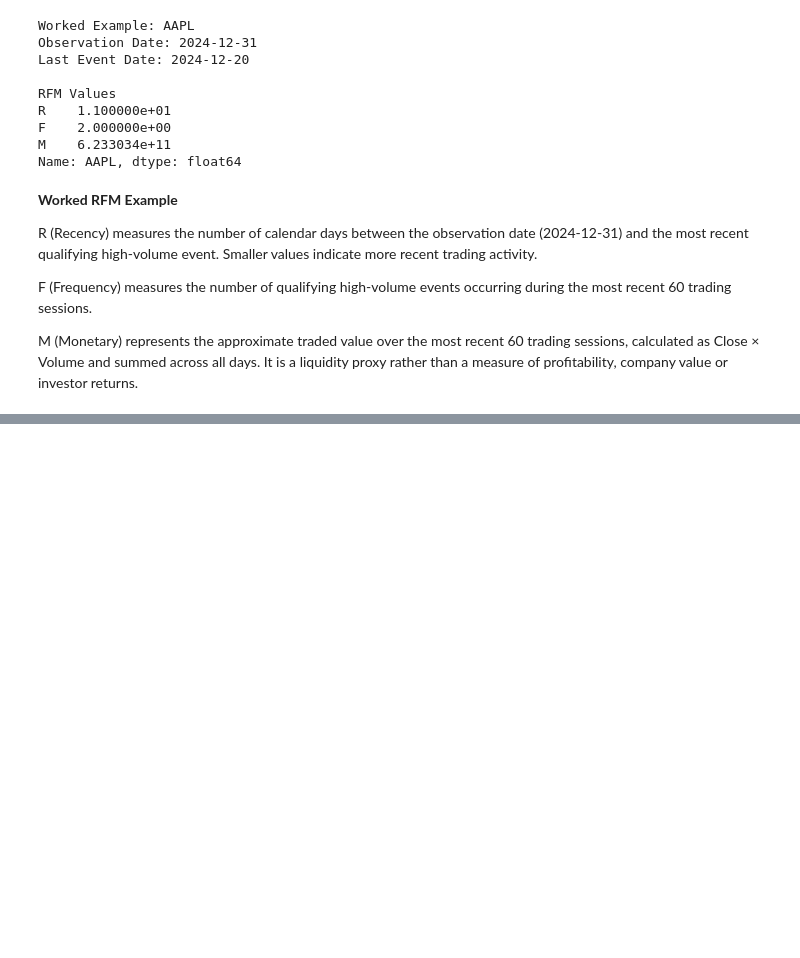
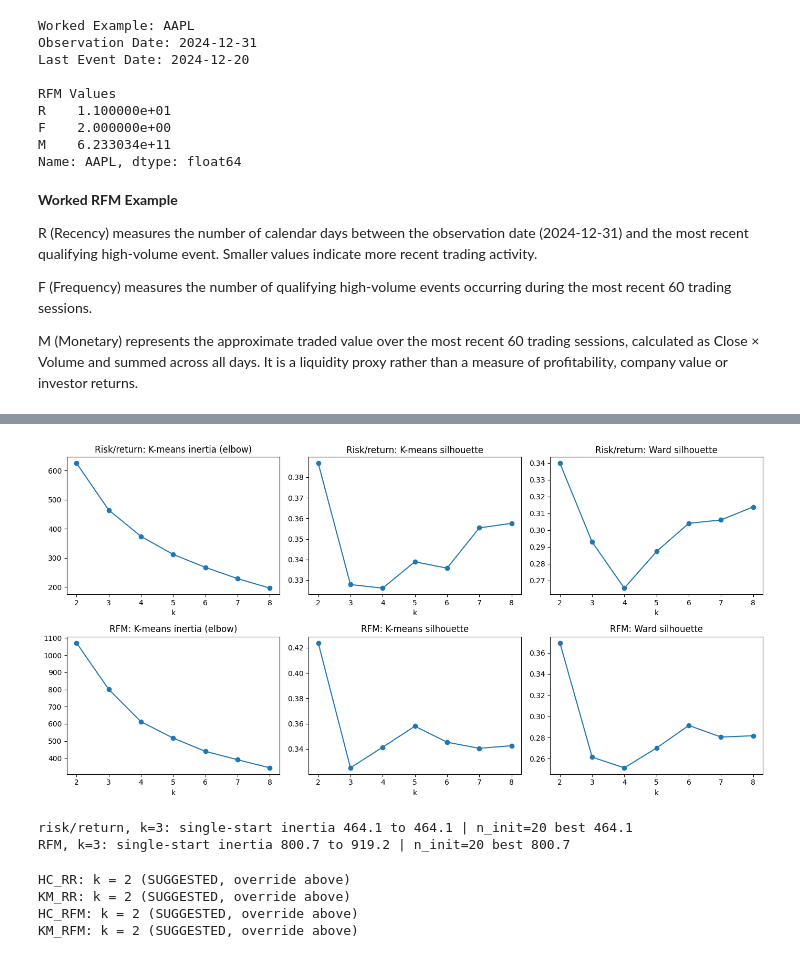
Before and after one commit to Sav200512/sp500-rfm-segmentation-cw, a Jupyter notebook: Task_1_and_2_cw_(20232749_W2151870).ipynb, the cells around one changed output, grey strips where cells are left out. Cells and saved outputs as stored; diff of their text form; code cells hidden in the pictures; blank space fills up the shorter version.

```diff
--- a/Task_1_and_2_cw_(20232749_W2151870).ipynb
+++ b/Task_1_and_2_cw_(20232749_W2151870).ipynb
@@ -767,0 +1002,29 @@ M (Monetary) represents the approximate traded value over the most recent 60 tra
+# %%
+K_RANGE = range(2, 9)
+
+def ward_scan(X):
+    Zm = linkage(X.values, method="ward", metric="euclidean")
+    rows = []
+    for k in K_RANGE:
+        lab = fcluster(Zm, k, criterion="maxclust")
+        sizes = np.bincount(lab)[1:]
+        rows.append({"k": k, "silhouette": silhouette_score(X, lab), "min_size": int(sizes.min()),
+                     "sizes": sorted(sizes.tolist(), reverse=True)})
+    return Zm, pd.DataFrame(rows).set_index("k")
+
+def km_scan(X):
+    rows = []
+    for k in K_RANGE:
+        km = KMeans(n_clusters=k, n_init=20, random_state=SEED).fit(X)
+        sizes = np.bincount(km.labels_)
+        rows.append({"k": k, "inertia": km.inertia_, "silhouette": silhouette_score(X, km.labels_),
+                     "min_size": int(sizes.min()), "sizes": sorted(sizes.tolist(), reverse=True)})
+    return pd.DataFrame(rows).set_index("k")
+
+Z_rr,  ward_rr  = ward_scan(X_rr)
+Z_rfm, ward_rfm = ward_scan(X_rfm)
+km_rr, km_rfm   = km_scan(X_rr), km_scan(X_rfm)
+
+for name, t in [("Ward | risk/return", ward_rr), ("Ward | RFM", ward_rfm),
+                ("K-means | risk/return", km_rr), ("K-means | RFM", km_rfm)]:
+    print(name); display(t.round(3))
@@ -767,0 +1072,36 @@ M (Monetary) represents the approximate traded value over the most recent 60 tra
+# %%
+fig, ax = plt.subplots(2, 3, figsize=(14, 7))
+for r, (name, kt, wt) in enumerate([("Risk/return", km_rr, ward_rr), ("RFM", km_rfm, ward_rfm)]):
+    ax[r, 0].plot(kt.index, kt["inertia"], "o-");    ax[r, 0].set(title=f"{name}: K-means inertia (elbow)", xlabel="k")
+    ax[r, 1].plot(kt.index, kt["silhouette"], "o-"); ax[r, 1].set(title=f"{name}: K-means silhouette", xlabel="k")
+    ax[r, 2].plot(wt.index, wt["silhouette"], "o-"); ax[r, 2].set(title=f"{name}: Ward silhouette", xlabel="k")
+plt.tight_layout(); plt.savefig("figures/k_selection.png", dpi=150); plt.show()
+
+# K-means initialisation stability: 10 single starts vs best of 20
+K_CHECK = 3
+for name, X in [("risk/return", X_rr), ("RFM", X_rfm)]:
+    single = [KMeans(n_clusters=K_CHECK, n_init=1, random_state=s).fit(X).inertia_ for s in range(10)]
+    best = KMeans(n_clusters=K_CHECK, n_init=20, random_state=SEED).fit(X).inertia_
+    print(f"{name}, k={K_CHECK}: single-start inertia {min(single):.1f} to {max(single):.1f} | n_init=20 best {best:.1f}")
+# %% [output]
+[figure, added]
+risk/return, k=3: single-start inertia 464.1 to 464.1 | n_init=20 best 464.1
+RFM, k=3: single-start inertia 800.7 to 919.2 | n_init=20 best 800.7
+# %%
+K_HC_RR = K_KM_RR = K_HC_RFM = K_KM_RFM = None   # <-- SET integers 2 to 8
+
+def suggest_k(tbl, min_frac=0.05):
+    floor = max(5, int(min_frac * len(df)))
+    ok = tbl[tbl["min_size"] >= floor]
+    return int((ok if len(ok) else tbl)["silhouette"].idxmax())
+
+chosen = {}
+for key, val, tbl in [("HC_RR", K_HC_RR, ward_rr), ("KM_RR", K_KM_RR, km_rr),
+                      ("HC_RFM", K_HC_RFM, ward_rfm), ("KM_RFM", K_KM_RFM, km_rfm)]:
+    chosen[key] = val if val is not None else suggest_k(tbl)
+    print(f"{key}: k = {chosen[key]}", "(set by you)" if val is not None else "(SUGGESTED, override above)")
+# %% [output]
+HC_RR: k = 2 (SUGGESTED, override above)
+KM_RR: k = 2 (SUGGESTED, override above)
+HC_RFM: k = 2 (SUGGESTED, override above)
+KM_RFM: k = 2 (SUGGESTED, override above)
```
Also changed, not shown: parts of 27 cells of this notebook.
